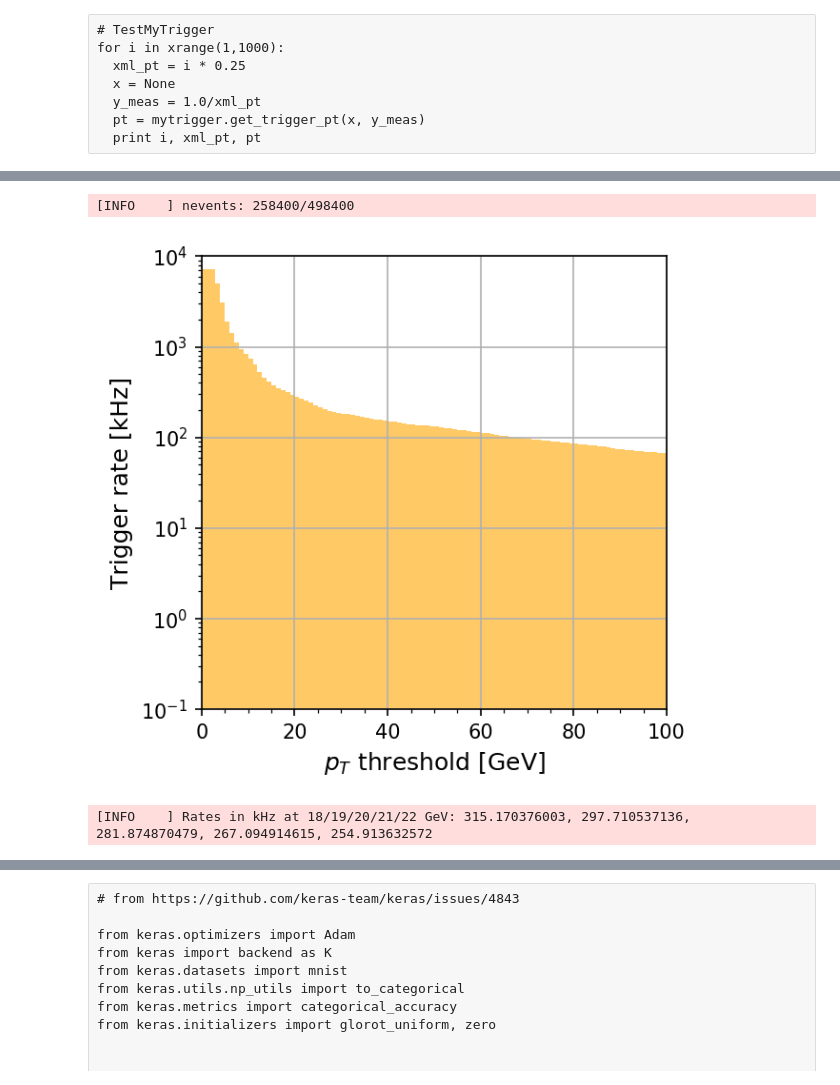
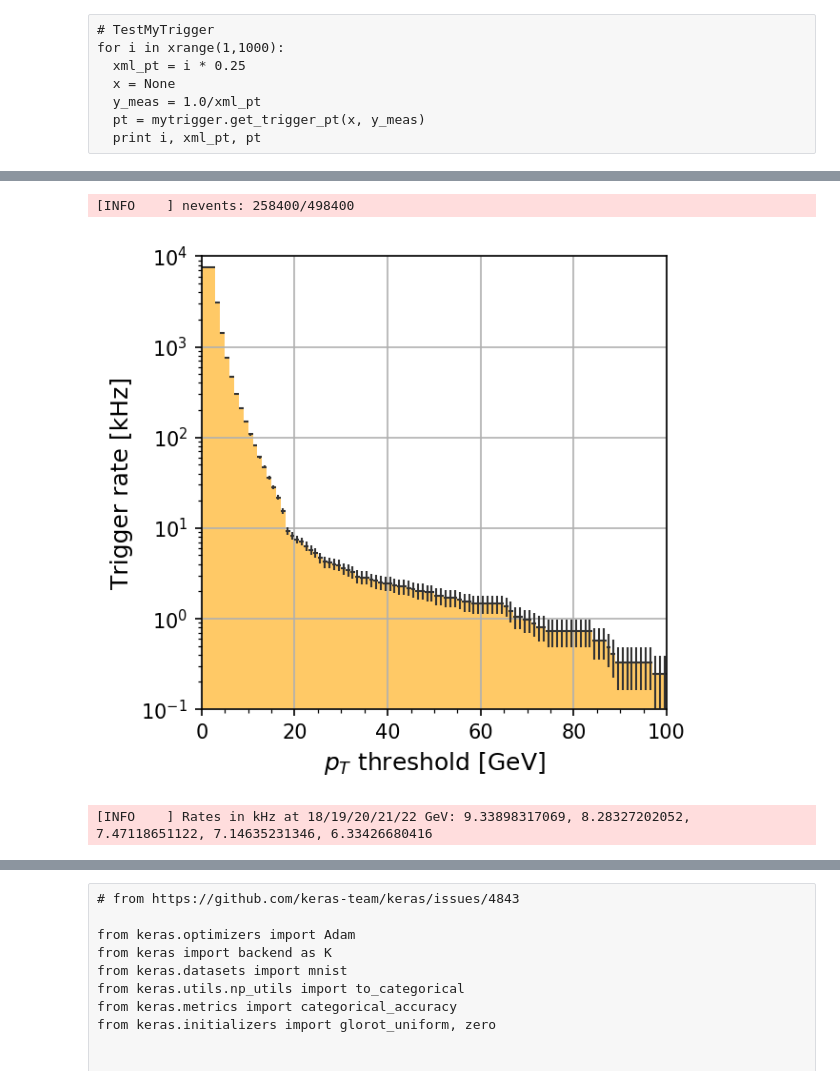
Before and after one commit to jiafulow/UF-slurm, a Jupyter notebook: mykeras6_evaluated.ipynb, the cells around one changed output, grey strips where cells are left out. Cells and saved outputs as stored; diff of their text form; code cells hidden in the pictures.

```diff
--- a/mykeras6_evaluated.ipynb
+++ b/mykeras6_evaluated.ipynb
@@ -401,13 +391,14 @@ for i in xrange(nbinsx):
   pt = 1.0/pt
 
   yy_i = yy[inds==i]
-  yy_i = yy_i[np.abs(yy_i) < 2]
+  yy_i = yy_i[(-1 <= yy_i) & (yy_i <= 1.2)]
   mu, sig = np.mean(yy_i), np.std(yy_i)
   assert(np.abs(mu) < 1)
   assert(np.abs(sig) < 2)
 
   hist, edges = np.histogram(yy_i, bins=100, range=(-2,2))
-  popt = fit_gaus(hist, edges, mu=mu, sig=sig)
+  #popt = fit_gaus(hist, edges, mu=mu, sig=sig)
+  popt = fit_gaus(hist, edges, mu=0.0, sig=0.2)
   #print i, len(xx_i), mu, sig, pt, popt
 
   if 20. < pt < 22.:
@@ -700,10 +693,12 @@ for i in xrange(1,1000):
   print i, xml_pt, pt
 # %%
 # Efficiency
+from nn_plotting import *
+
 eff_data = []
 
 for x, ndof, y_meas, y_discr, y_true in zip(x_test, x_test_ndof, y_test_meas[0], y_test_meas[1], y_test_true[0]):
-  zone = int(x[(nlayers*6) + 1] * 5)
+  zone = int(x[(nlayers*6) + 1] * 6)
 
   passed = mytrigger.pass_trigger(x, ndof, y_meas, y_discr, discr_pt_cut=discr_pt_cut)
   xml_pt = np.abs(1.0/y_meas)
@@ -713,4 +708,4 @@ for x, ndof, y_meas, y_discr, y_true in zip(x_test, x_test_ndof, y_test_meas[0],
   eff_data.append((zone, pt_true, xml_pt, pt, passed))
 
 eff_data = np.asarray(eff_data)
-print eff_data.shape, eff_data
+#print eff_data.shape, eff_data
@@ -735,18 +722,19 @@ for pt, color in zip(pt_list, my_palette):
   passed = (eff_data[:, 3] > pt) & (eff_data[:, 4] == 1)
   num_hist, edges = np.histogram(eff_data[:, 1][passed], bins=eff_pt_bins)
   eff_hist = np.true_divide(num_hist, denom_hist)
-  print pt, eff_hist
 
   xdata = (edges[1:] + edges[:-1])/2
   xerr = (edges[1:] - edges[:-1])/2
-  yerr = 0  #FIXME: get error bars
+  yerr = find_efficiency_errors(denom_hist, num_hist)
   ydata = eff_hist
+  print pt, ydata
+
   if pt == 10.:
     pass
   else:
-    plt.errorbar(xdata, ydata, xerr=xerr, color=color, marker=',', capsize=0)
+    plt.errorbar(xdata, ydata, xerr=xerr, yerr=yerr, color=color, marker=',', capsize=0, lw=1)
 
-plt.plot(eff_pt_bins, np.ones_like(eff_pt_bins)*0.9, ls='dashed', lw=0.5, color='black')
+plt.plot(eff_pt_bins, np.full_like(eff_pt_bins,0.9), ls='dashed', lw=0.5, color='black')
 plt.xlim(0,120)
 plt.ylim(0,1.1)
 plt.xlabel(r'true $p_{T}$ [GeV]')
@@ -908,7 +901,7 @@ rates_array = np.zeros((rates_njobs-1,rates_nevents_per_job), dtype=np.float32)
 rates_array_last_job = np.zeros((1,rates_nevents_last_job), dtype=np.float32)
 
 for x, ndof, y_meas, y_discr, aux in zip(pu_x_test, pu_x_test_ndof, pu_y_test_meas[0], pu_y_test_meas[1], pu_aux_test):
-  zone = int(x[(nlayers*6) + 1] * 5)
+  zone = int(x[(nlayers*6) + 1] * 6)
 
   passed = mytrigger.pass_trigger(x, ndof, y_meas, y_discr, discr_pt_cut=discr_pt_cut)
   #xml_pt = np.abs(1.0/y_meas)
@@ -927,7 +920,12 @@ for x, ndof, y_meas, y_discr, aux in zip(pu_x_test, pu_x_test_ndof, pu_y_test_me
       rates_array_last_job[0,ievt] = max(rates_array_last_job[0,ievt], pt)
 
   # Debug
-  test_job = 31
-  if jobid == test_job and passed and pt > 20.:
+  test_jobs = (31,50,56,60,)
+  if jobid in test_jobs and passed and pt > 20.:
     print "{0:4.0f} {1:4.0f} {2:7.4f} {3:7.4f}".format(*aux), ndof, pt, y_discr
+    if pt > 100.:  # wtf?
+      with np_printoptions(precision=3, suppress=True):
+        for lay in xrange(nlayers):
+          tmp = np.arange(6) * nlayers + lay
+          print "....", lay, x[tmp]
 # %% [output]
@@ -961,35 +950,41 @@ for jobid in xrange(rates_array.shape[0]):
 if rates_array_last_job[0].sum() > 0.:
   rates_nevents_1 += rates_nevents_last_job
 logger.info("nevents: {0}/{1}".format(rates_nevents_1, rates_nevents))  # should be half the statistics
 
 expected_rates_nevents_1 = 258400
 if rates_nevents_1 != expected_rates_nevents_1:
   logger.warning("rates_nevents_1 (which is {0}) != {1}, did some job fail?".format(rates_nevents_1, expected_rates_nevents_1))
 
 def conversion_to_kHz(nevents):
   orbitFreq = 11245.6
   nCollBunches = 1866
   nZeroBiasEvents = nevents
   convFactorToHz = orbitFreq * nCollBunches / nZeroBiasEvents
   return (convFactorToHz / 1000.)
 
 rates = rates[rates > eps]
 rates = np.clip(rates, 0., 100.)
-weights = np.zeros_like(rates) + conversion_to_kHz(rates_nevents_1)
+w = conversion_to_kHz(rates_nevents_1)
+weights = np.full_like(rates, w)
 
 plt.figure()
 hist, edges, _ = plt.hist(rates, bins=100, range=(0.,100.), cumulative=-1, weights=weights, histtype='stepfilled', facecolor='orange', alpha=0.6)
-#print hist, edges
+xdata = (edges[1:] + edges[:-1])/2
+xerr = (edges[1:] - edges[:-1])/2
+ydata = hist
+sumw2 = (ydata/w)
+yerr = w*np.sqrt(sumw2)
+plt.errorbar(xdata, ydata, xerr=xerr, yerr=yerr, color='#333333', ecolor='#333333', fmt='none', capsize=0, lw=1)
 plt.xlabel(r'$p_{T}$ threshold [GeV]')
 plt.ylabel(r'Trigger rate [kHz]')
 plt.xlim(0,100)
 plt.ylim(1e-1,1e4)
 plt.yscale('log')
 plt.show()
 
 logger.info("Rates in kHz at 18/19/20/21/22 GeV: {0}, {1}, {2}, {3}, {4}".format(hist[18], hist[19], hist[20], hist[21], hist[22]))
-print hist
+print np.array2string(hist, separator=', ', precision=4, floatmode='fixed')
 # %% [output]
 [INFO    ] nevents: 258400/498400
-[figure, old version]
+[figure, new version]
-[INFO    ] Rates in kHz at 18/19/20/21/22 GeV: 315.170376003, 297.710537136, 281.874870479, 267.094914615, 254.913632572
+[INFO    ] Rates in kHz at 18/19/20/21/22 GeV: 9.33898317069, 8.28327202052, 7.47118651122, 7.14635231346, 6.33426680416
```
Also changed, not shown: parts of 34 cells of this notebook, 11 other files.
